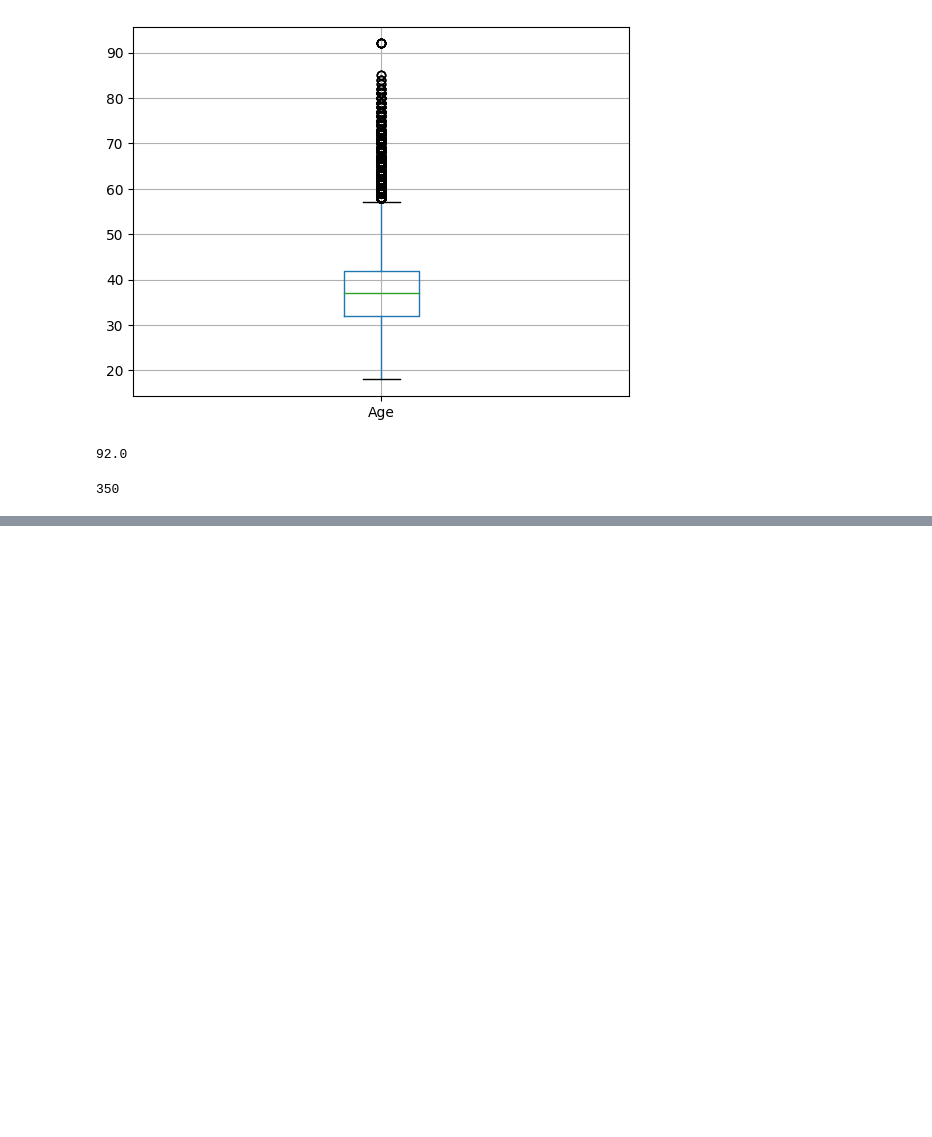
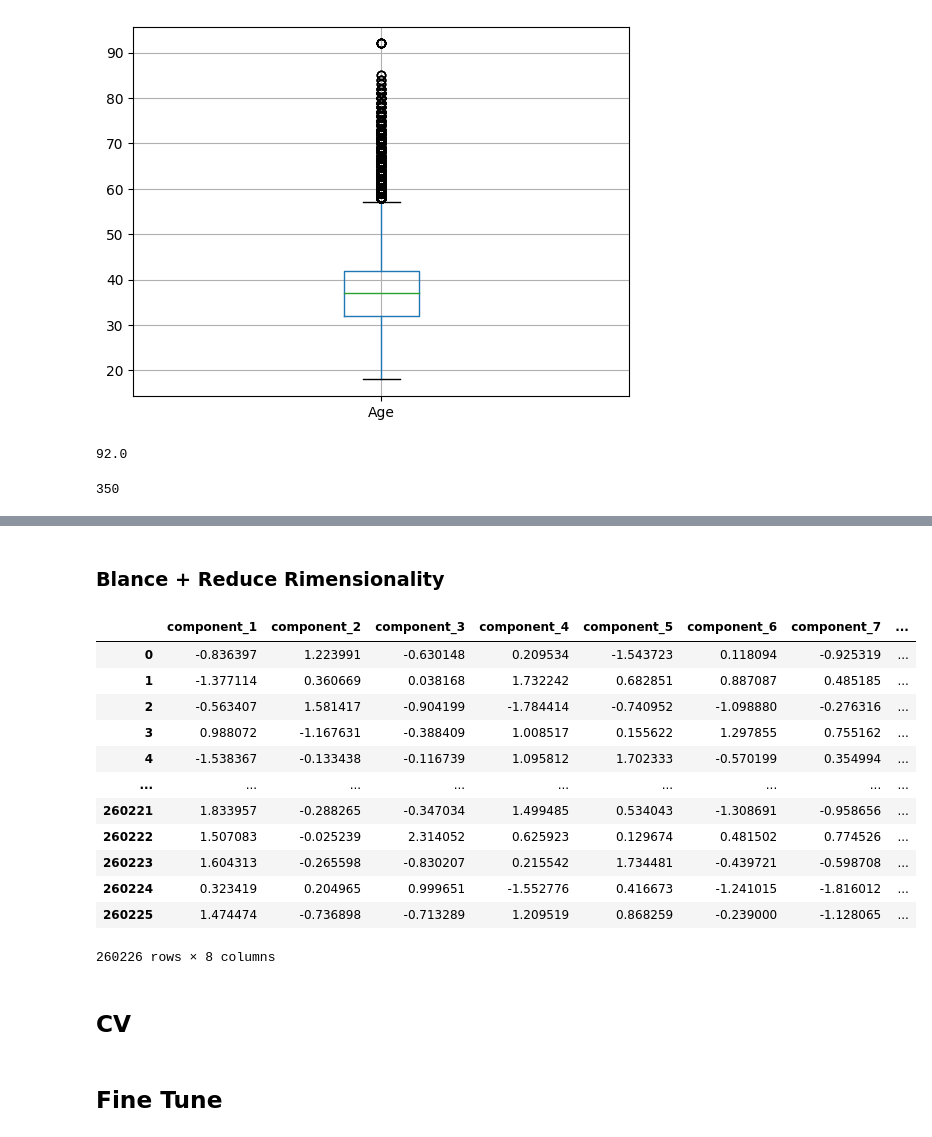
Before and after one commit to JeanLucaSchindler/Bank-Churn-Pred, a Jupyter notebook: notebook.ipynb, the cells around one changed output, grey strips where cells are left out. Saved outputs shown, nothing was run; the diff lists cells and outputs as text; code cells hidden in the pictures; blank space fills up the shorter version.

```diff
--- a/notebook.ipynb
+++ b/notebook.ipynb
@@ -240,12 +146,0 @@ The categories detected by the OneHotEncoder are [array(['France', 'Germany', 'S
-# %%
-# Display the generated names
-print(f"The column names for the encoded values are {ohe.get_feature_names_out()}")
-
-# Transform the current "Street" column
-X[ohe.get_feature_names_out()] = ohe.transform(X[['Geography']])
-
-# Drop the column "Street" which has been encoded
-X = X.drop(columns = ['Geography'])
-
-# Show the dataset
-X.head(3)
@@ -259,2 +146,0 @@ The column names for the encoded values are ['Geography_France' 'Geography_Germa
-# %%
-X = X.drop(columns=['CustomerId','Surname'])
@@ -460,0 +204,2 @@ evaluation_df
+# %% [markdown]
+### Blance + Reduce Rimensionality
@@ -460,0 +209,24 @@ evaluation_df
+# %%
+svd = TruncatedSVD(n_components=8)
+svd.fit(X_resampled)
+final_df = svd.transform(X_resampled)
+
+final_df = pd.DataFrame(final_df, columns=[f'component_{i+1}' for i in range(final_df.shape[1])])
+final_df = final_df.set_index(X_resampled.index)
+final_df
+# %% [output]
+|  | component_1 | component_2 | component_3 | component_4 | component_5 | component_6 | component_7 | ... |
+| 0 | -0.836397 | 1.223991 | -0.630148 | 0.209534 | -1.543723 | 0.118094 | -0.925319 | ... |
+| 1 | -1.377114 | 0.360669 | 0.038168 | 1.732242 | 0.682851 | 0.887087 | 0.485185 | ... |
+| 2 | -0.563407 | 1.581417 | -0.904199 | -1.784414 | -0.740952 | -1.098880 | -0.276316 | ... |
+| 3 | 0.988072 | -1.167631 | -0.388409 | 1.008517 | 0.155622 | 1.297855 | 0.755162 | ... |
+| 4 | -1.538367 | -0.133438 | -0.116739 | 1.095812 | 1.702333 | -0.570199 | 0.354994 | ... |
+| ... | ... | ... | ... | ... | ... | ... | ... | ... |
+| 260221 | 1.833957 | -0.288265 | -0.347034 | 1.499485 | 0.534043 | -1.308691 | -0.958656 | ... |
+| 260222 | 1.507083 | -0.025239 | 2.314052 | 0.625923 | 0.129674 | 0.481502 | 0.774526 | ... |
+| 260223 | 1.604313 | -0.265598 | -0.830207 | 0.215542 | 1.734481 | -0.439721 | -0.598708 | ... |
+| 260224 | 0.323419 | 0.204965 | 0.999651 | -1.552776 | 0.416673 | -1.241015 | -1.816012 | ... |
+| 260225 | 1.474474 | -0.736898 | -0.713289 | 1.209519 | 0.868259 | -0.239000 | -1.128065 | ... |
+260226 rows × 8 columns
+# %% [markdown]
+## CV
@@ -460,0 +246,2 @@ evaluation_df
+# %% [markdown]
+## Fine Tune
```
Also changed, not shown: parts of 49 cells of this notebook.
